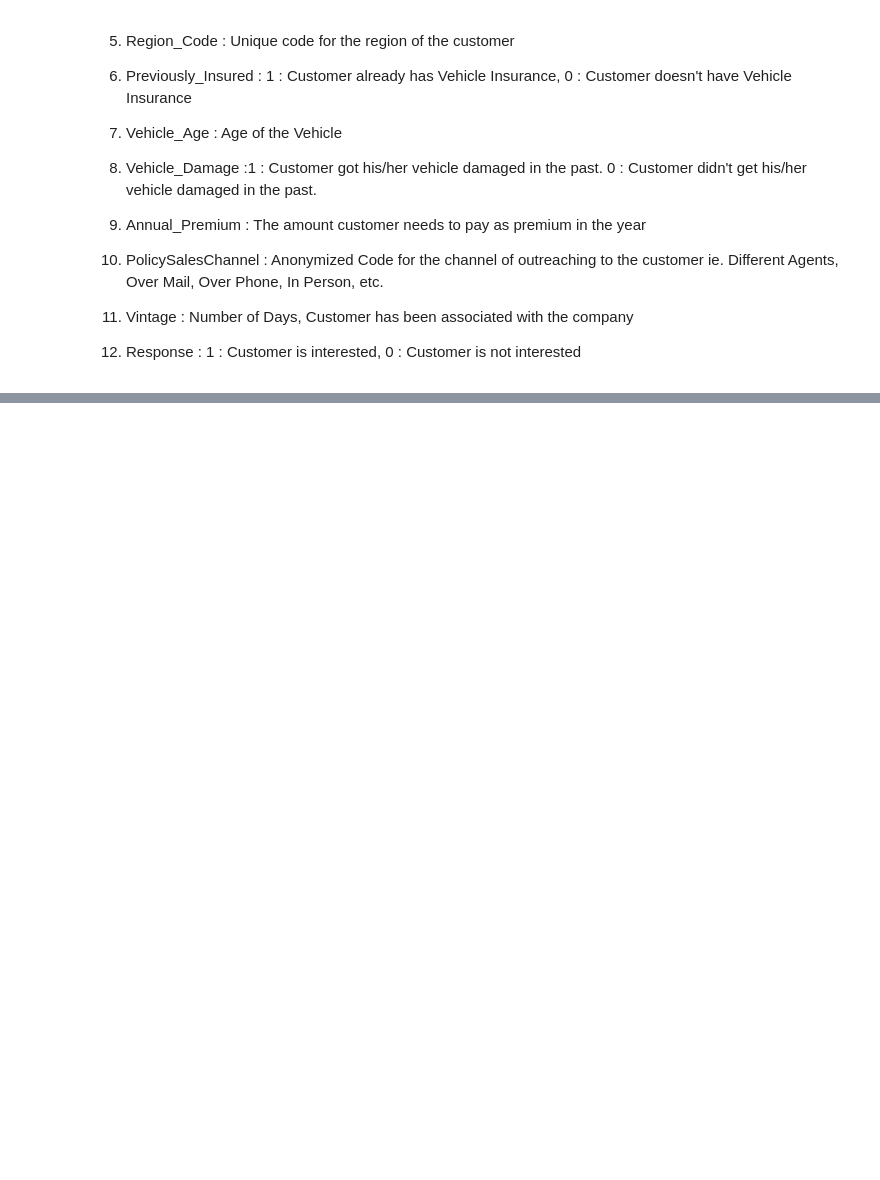
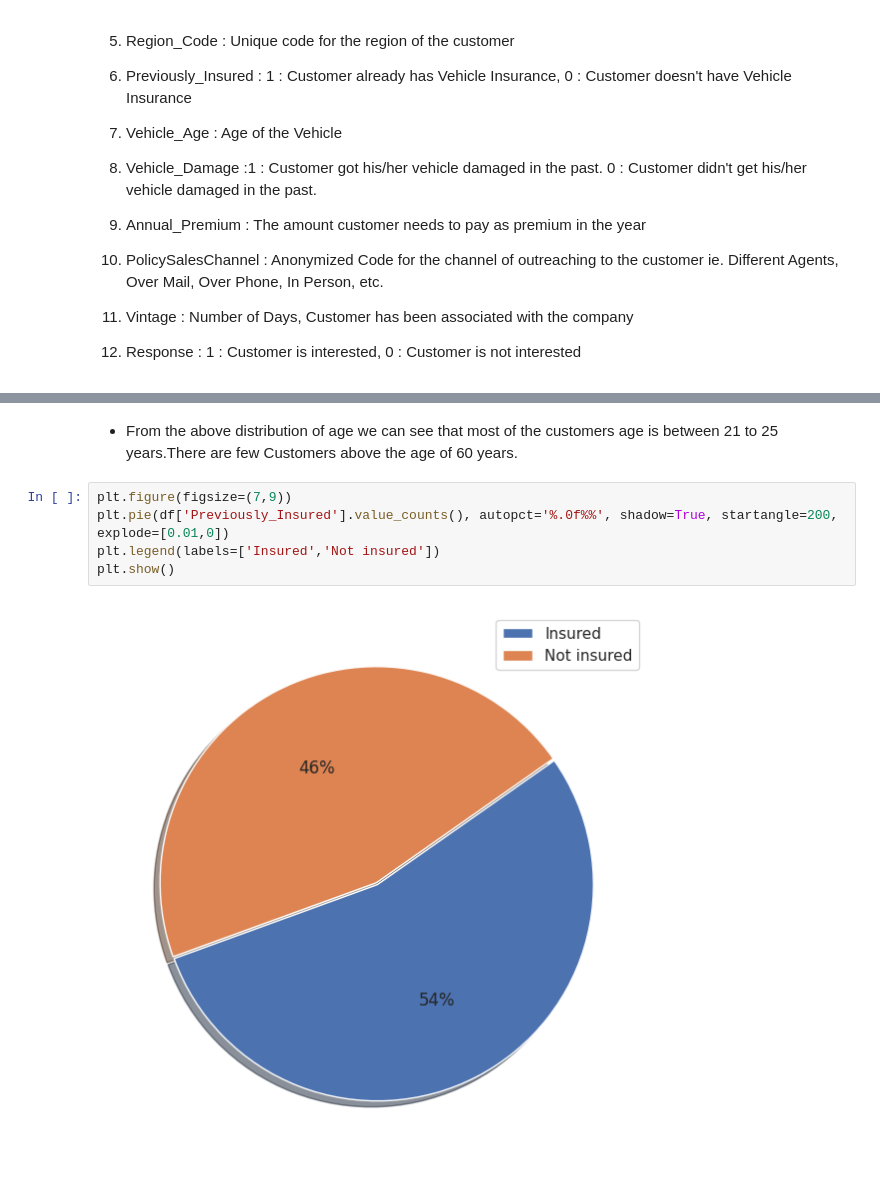
Before and after one commit to istekhar1543/health-insurance-cross-sell-prediction, a Jupyter notebook: health_insurance_cross_sell_prediction.ipynb, the cells around one changed output, grey strips where cells are left out. Saved outputs shown, nothing was run; the diff lists cells and outputs as text; blank space fills up the shorter version.

```diff
--- a/health_insurance_cross_sell_prediction.ipynb
+++ b/health_insurance_cross_sell_prediction.ipynb
@@ -106,0 +247,9 @@ M - Multivariate Analysis
+# %% [markdown]
+* From the above distribution of age we can see that most of the customers age is between 21 to 25 years.There are few Customers above the age of 60 years.
+# %%
+plt.figure(figsize=(7,9))
+plt.pie(df['Previously_Insured'].value_counts(), autopct='%.0f%%', shadow=True, startangle=200, explode=[0.01,0])
+plt.legend(labels=['Insured','Not insured'])
+plt.show()
+# %% [output]
+[figure, added]
```
Also changed, not shown: parts of 18 cells of this notebook.
